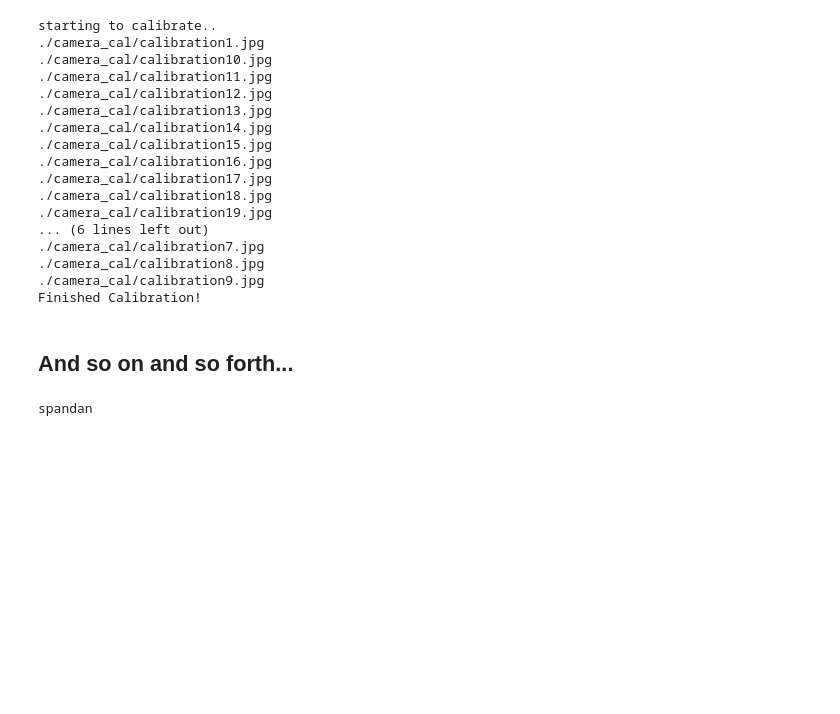
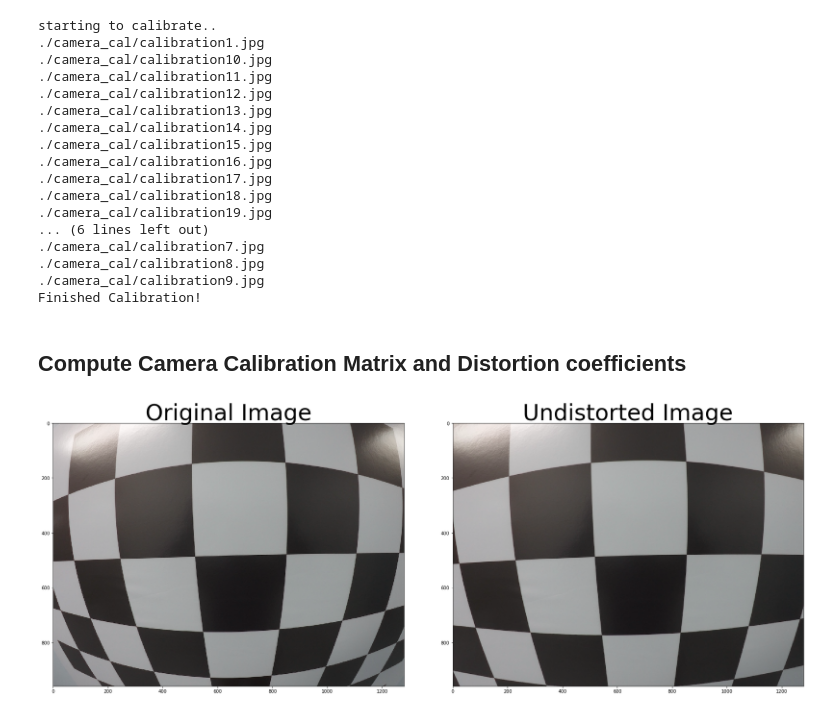
Before and after one commit to sd37/CarND-Advanced-Lane-Lines, a Jupyter notebook: solution.ipynb, the cells around one changed output. Drawn from its saved outputs; the diff is of its cells as text; code cells hidden in the pictures; blank space fills up the shorter version.

Commit message:
calibration and distortion done

```diff
--- a/solution.ipynb
+++ b/solution.ipynb
@@ -50,7 +50,7 @@ for fname in images:
         imgpoints.append(corners)
 
         # Draw and display the corners
-        img = cv2.drawChessboardCorners(img, (9,6), corners, ret)
+        #img = cv2.drawChessboardCorners(img, (9,6), corners, ret)
         #cv2.imshow('img',img)
         #cv2.waitKey(500)
 
@@ -76,9 +76,26 @@ starting to calibrate..
 ./camera_cal/calibration8.jpg
 ./camera_cal/calibration9.jpg
 Finished Calibration!
-# %% [markdown]
-## And so on and so forth...
-# %%
-print("spandan")
-# %% [output]
-spandan
+# %% [markdown]
+## Compute Camera Calibration Matrix and Distortion coefficients
+# %%
+def cal_undistort(img, objpoints, imgpoints):
+    gray = cv2.cvtColor(img,cv2.COLOR_BGR2GRAY)
+    ret, mtx, dist, rvecs, tvecs = cv2.calibrateCamera(objpoints, imgpoints, gray.shape[::-1], None, None)
+    undist = cv2.undistort(img, mtx, dist, None, mtx)
+    return undist
+# %%
+# test
+
+img = cv2.imread('./camera_cal/test_image.jpg')
+undistorted = cal_undistort(img, objpoints, imgpoints)
+
+f, (ax1, ax2) = plt.subplots(1, 2, figsize=(24, 9))
+f.tight_layout()
+ax1.imshow(img)
+ax1.set_title('Original Image', fontsize=50)
+ax2.imshow(undistorted)
+ax2.set_title('Undistorted Image', fontsize=50)
+plt.subplots_adjust(left=0., right=1, top=0.9, bottom=0.)
+# %% [output]
+[figure, added]
```
Also changed, not shown: 1 other file.
